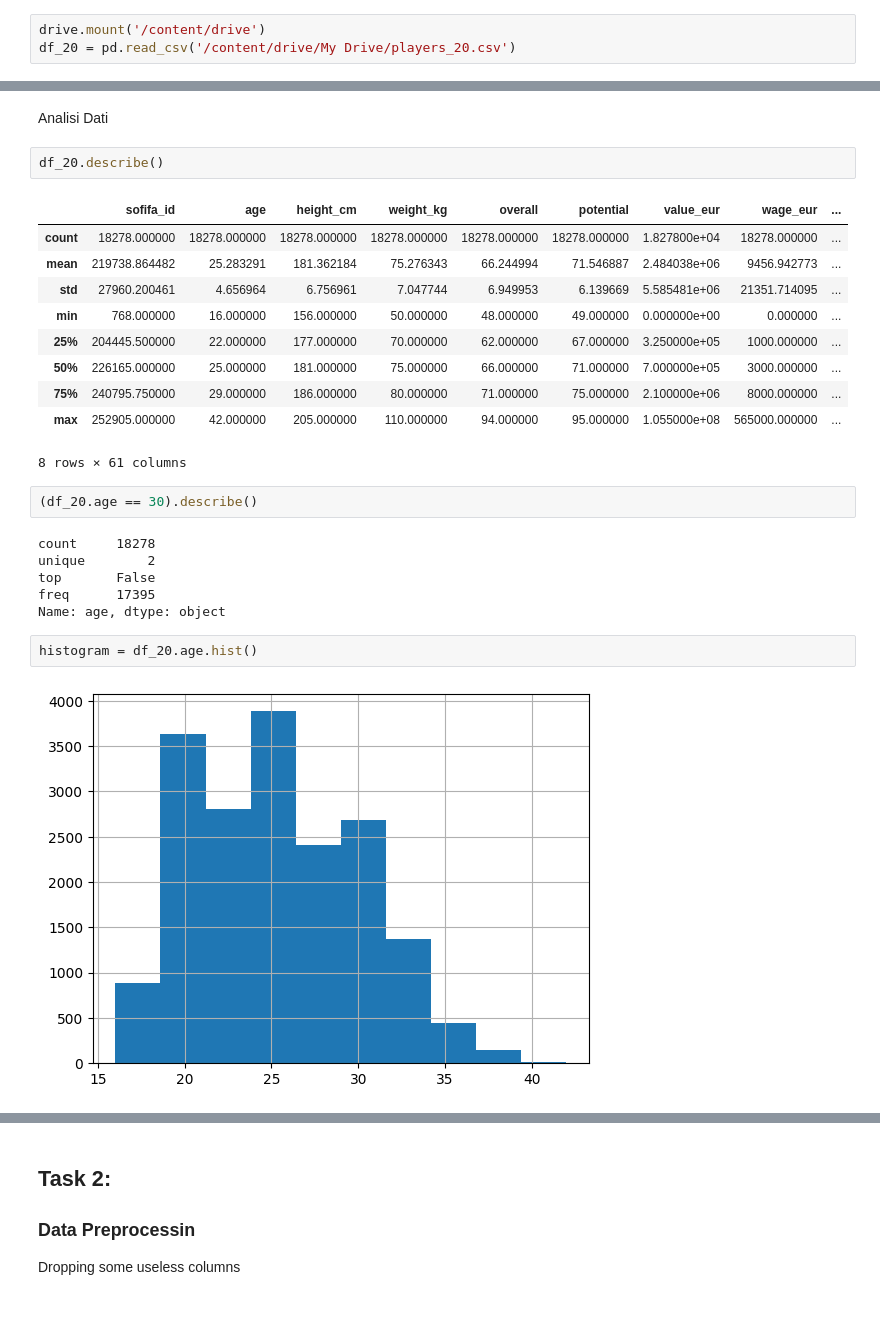
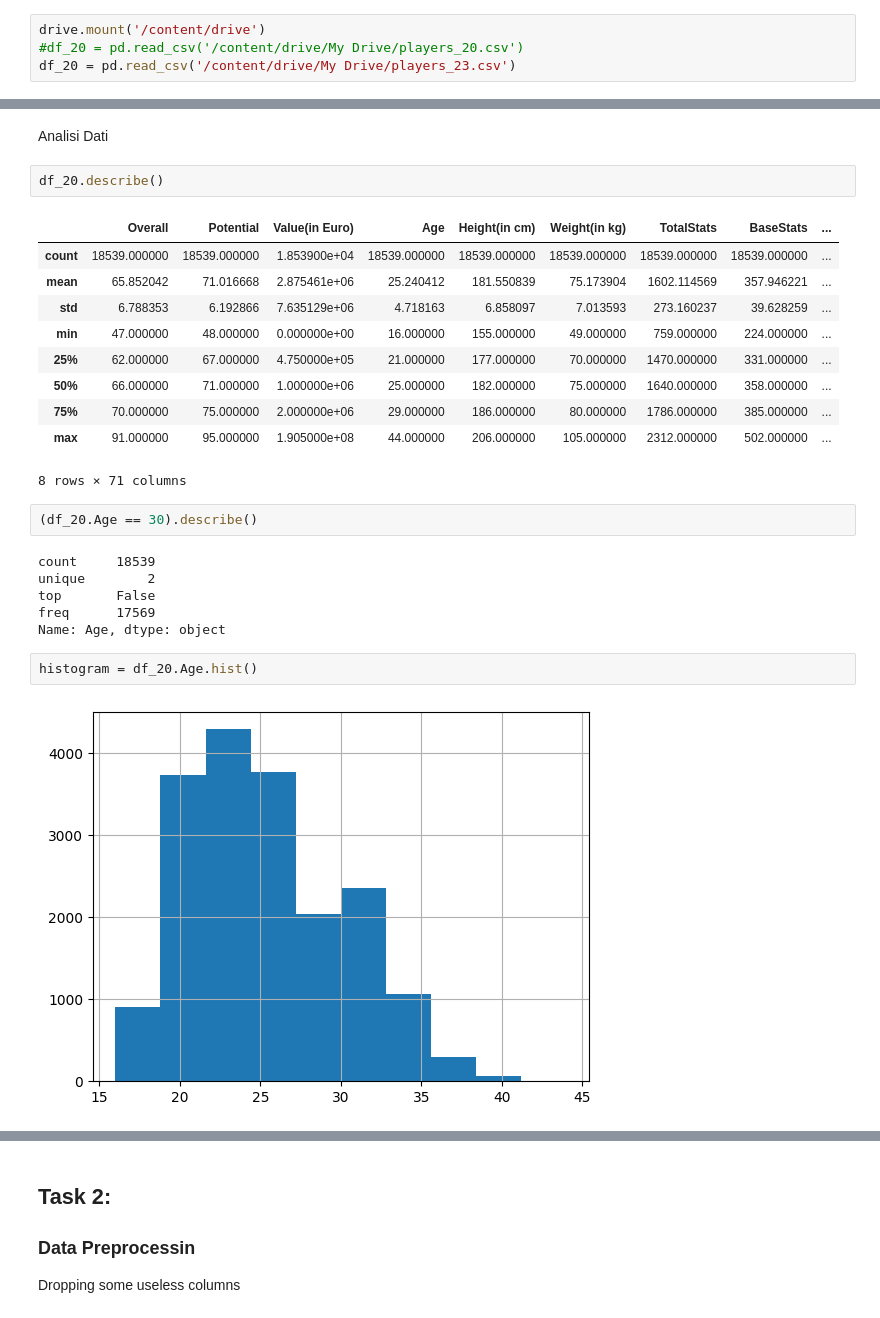
Before and after one commit to Finardiprof/Python, a Jupyter notebook: Fifa_data.ipynb, the cells around one changed output, grey strips where cells are left out. Saved outputs shown, nothing was run; the diff lists cells and outputs as text.

```diff
--- a/Fifa_data.ipynb
+++ b/Fifa_data.ipynb
@@ -21,5 +21,6 @@ modules are imported
 ### let's load the fifa 2020 dataset
 # %%
 drive.mount('/content/drive')
-df_20 = pd.read_csv('/content/drive/My Drive/players_20.csv')
+#df_20 = pd.read_csv('/content/drive/My Drive/players_20.csv')
+df_20 = pd.read_csv('/content/drive/My Drive/players_23.csv')
 # %% [output]
@@ -54,28 +55,28 @@ Analisi Dati
 # %%
 df_20.describe()
 # %% [output]
-|  | sofifa_id | age | height_cm | weight_kg | overall | potential | value_eur | wage_eur | ... |
-| count | 18278.000000 | 18278.000000 | 18278.000000 | 18278.000000 | 18278.000000 | 18278.000000 | 1.827800e+04 | 18278.000000 | ... |
-| mean | 219738.864482 | 25.283291 | 181.362184 | 75.276343 | 66.244994 | 71.546887 | 2.484038e+06 | 9456.942773 | ... |
-| std | 27960.200461 | 4.656964 | 6.756961 | 7.047744 | 6.949953 | 6.139669 | 5.585481e+06 | 21351.714095 | ... |
-| min | 768.000000 | 16.000000 | 156.000000 | 50.000000 | 48.000000 | 49.000000 | 0.000000e+00 | 0.000000 | ... |
-| 25% | 204445.500000 | 22.000000 | 177.000000 | 70.000000 | 62.000000 | 67.000000 | 3.250000e+05 | 1000.000000 | ... |
-| 50% | 226165.000000 | 25.000000 | 181.000000 | 75.000000 | 66.000000 | 71.000000 | 7.000000e+05 | 3000.000000 | ... |
-| 75% | 240795.750000 | 29.000000 | 186.000000 | 80.000000 | 71.000000 | 75.000000 | 2.100000e+06 | 8000.000000 | ... |
-| max | 252905.000000 | 42.000000 | 205.000000 | 110.000000 | 94.000000 | 95.000000 | 1.055000e+08 | 565000.000000 | ... |
+|  | Overall | Potential | Value(in Euro) | Age | Height(in cm) | Weight(in kg) | TotalStats | BaseStats | ... |
+| count | 18539.000000 | 18539.000000 | 1.853900e+04 | 18539.000000 | 18539.000000 | 18539.000000 | 18539.000000 | 18539.000000 | ... |
+| mean | 65.852042 | 71.016668 | 2.875461e+06 | 25.240412 | 181.550839 | 75.173904 | 1602.114569 | 357.946221 | ... |
+| std | 6.788353 | 6.192866 | 7.635129e+06 | 4.718163 | 6.858097 | 7.013593 | 273.160237 | 39.628259 | ... |
+| min | 47.000000 | 48.000000 | 0.000000e+00 | 16.000000 | 155.000000 | 49.000000 | 759.000000 | 224.000000 | ... |
+| 25% | 62.000000 | 67.000000 | 4.750000e+05 | 21.000000 | 177.000000 | 70.000000 | 1470.000000 | 331.000000 | ... |
+| 50% | 66.000000 | 71.000000 | 1.000000e+06 | 25.000000 | 182.000000 | 75.000000 | 1640.000000 | 358.000000 | ... |
+| 75% | 70.000000 | 75.000000 | 2.000000e+06 | 29.000000 | 186.000000 | 80.000000 | 1786.000000 | 385.000000 | ... |
+| max | 91.000000 | 95.000000 | 1.905000e+08 | 44.000000 | 206.000000 | 105.000000 | 2312.000000 | 502.000000 | ... |
-8 rows × 61 columns
+8 rows × 71 columns
 # %%
-(df_20.age == 30).describe()
+(df_20.Age == 30).describe()
 # %% [output]
-count     18278
+count     18539
 unique        2
 top       False
-freq      17395
-Name: age, dtype: object
+freq      17569
+Name: Age, dtype: object
 # %%
-histogram = df_20.age.hist()
+histogram = df_20.Age.hist()
 # %% [output]
-[figure, old version]
+[figure, new version]
 # %%
 peso = df_20.weight_kg.hist()
 df_20.weight_kg.describe()
```
Also changed, not shown: parts of 10 cells of this notebook.
